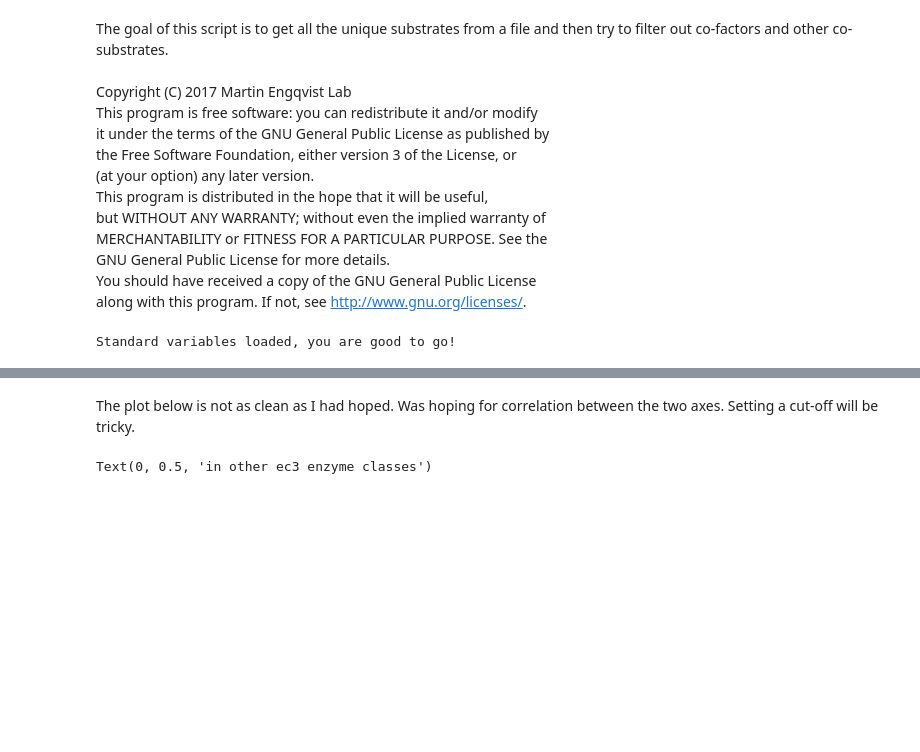
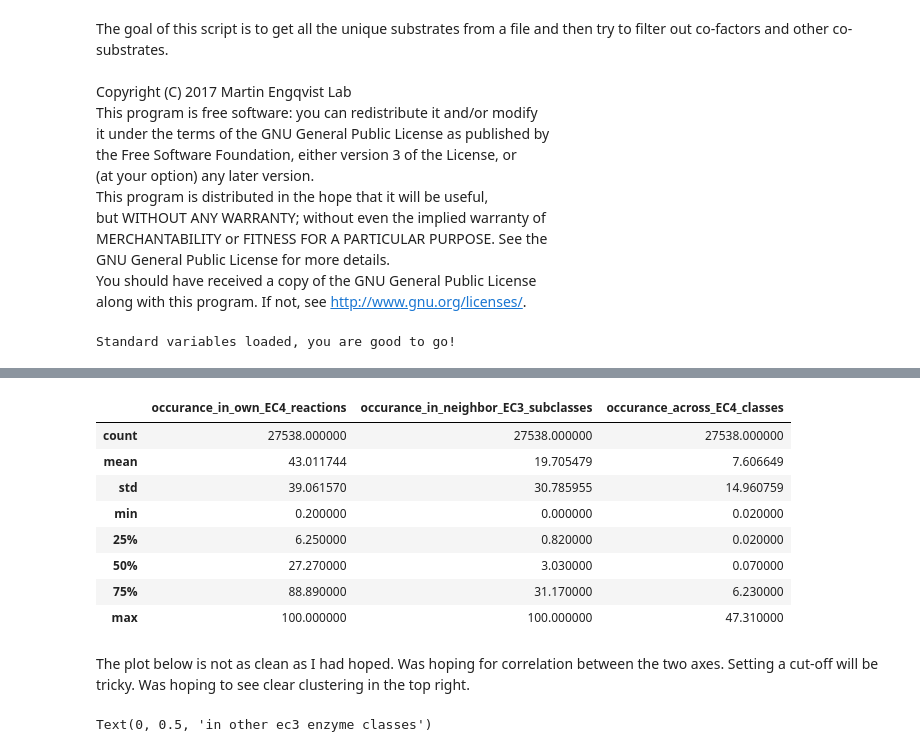
Before and after one commit to EngqvistLab/cheminformatics, a Jupyter notebook: code/filter_substrates/substfilter.ipynb, the cells around one changed output, grey strips where cells are left out. Drawn from its saved outputs; the diff is of its cells as text; code cells hidden in the pictures; blank space fills up the shorter version.

```diff
--- a/code/filter_substrates/substfilter.ipynb
+++ b/code/filter_substrates/substfilter.ipynb
@@ -309,8 +312,20 @@ df.head()
 | 2 | 1.1.1.1 | 4-deoxy-L-erythro-5-hexoseulose | 2.82 | 0.27 | 0.02 |
 | 3 | 1.1.1.1 | H+ | 21.13 | 35.50 | 10.55 |
 | 4 | 1.1.1.1 | NAD+ | 59.15 | 53.12 | 6.23 |
+# %%
+df.describe()
+# %% [output]
+|  | occurance_in_own_EC4_reactions | occurance_in_neighbor_EC3_subclasses | occurance_across_EC4_classes |
+| count | 27538.000000 | 27538.000000 | 27538.000000 |
+| mean | 43.011744 | 19.705479 | 7.606649 |
+| std | 39.061570 | 30.785955 | 14.960759 |
+| min | 0.200000 | 0.000000 | 0.020000 |
+| 25% | 6.250000 | 0.820000 | 0.020000 |
+| 50% | 27.270000 | 3.030000 | 0.070000 |
+| 75% | 88.890000 | 31.170000 | 6.230000 |
+| max | 100.000000 | 100.000000 | 47.310000 |
 # %% [markdown]
-The plot below is not as clean as I had hoped. Was hoping for correlation between the two axes. Setting a cut-off will be tricky.
+The plot below is not as clean as I had hoped. Was hoping for correlation between the two axes. Setting a cut-off will be tricky. Was hoping to see clear clustering in the top right.
 # %%
 
 
```
Also changed, not shown: parts of 24 cells of this notebook.
